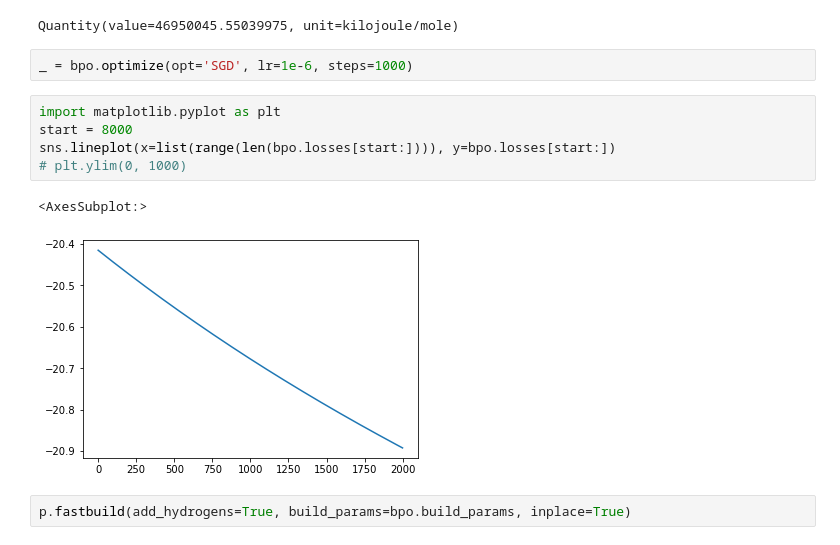
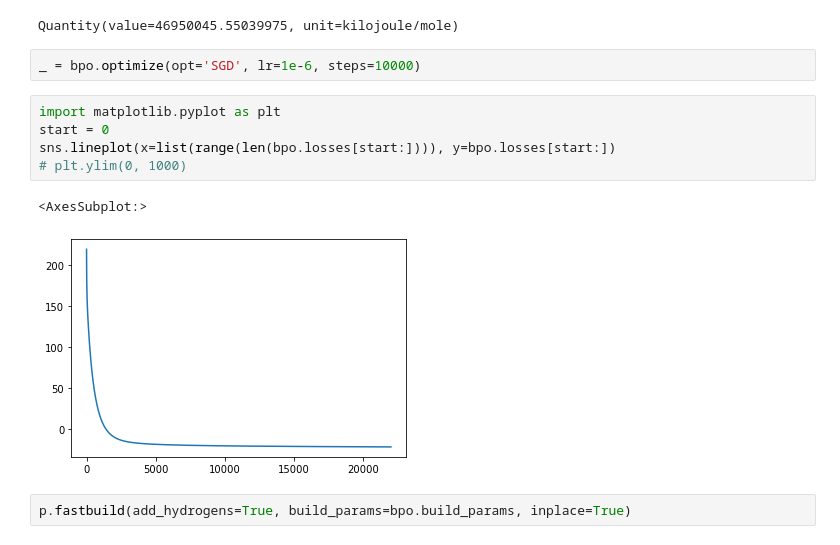
Before and after one commit to jonathanking/sidechainnet, a Jupyter notebook: sidechainnet/research/analysis/220714 AMBER FF Validation of Hydrogen Placement.ipynb, the cells around one changed output. Drawn from its saved outputs; the diff is of its cells as text.

```diff
--- a/sidechainnet/research/analysis/220714 AMBER FF Validation of Hydrogen Placement.ipynb
+++ b/sidechainnet/research/analysis/220714 AMBER FF Validation of Hydrogen Placement.ipynb
@@ -33,15 +33,15 @@ p.get_energy()
 # %% [output]
 Quantity(value=46950045.55039975, unit=kilojoule/mole)
 # %%
-_ = bpo.optimize(opt='SGD', lr=1e-6, steps=1000)
+_ = bpo.optimize(opt='SGD', lr=1e-6, steps=10000)
 # %%
 import matplotlib.pyplot as plt
-start = 8000
+start = 0
 sns.lineplot(x=list(range(len(bpo.losses[start:]))), y=bpo.losses[start:])
 # plt.ylim(0, 1000)
 # %% [output]
 <AxesSubplot:>
-[figure, old version]
+[figure, new version]
 # %%
 p.fastbuild(add_hydrogens=True, build_params=bpo.build_params, inplace=True)
 # %%
```
Also changed, not shown: parts of 3 cells of this notebook, 1 other file.
